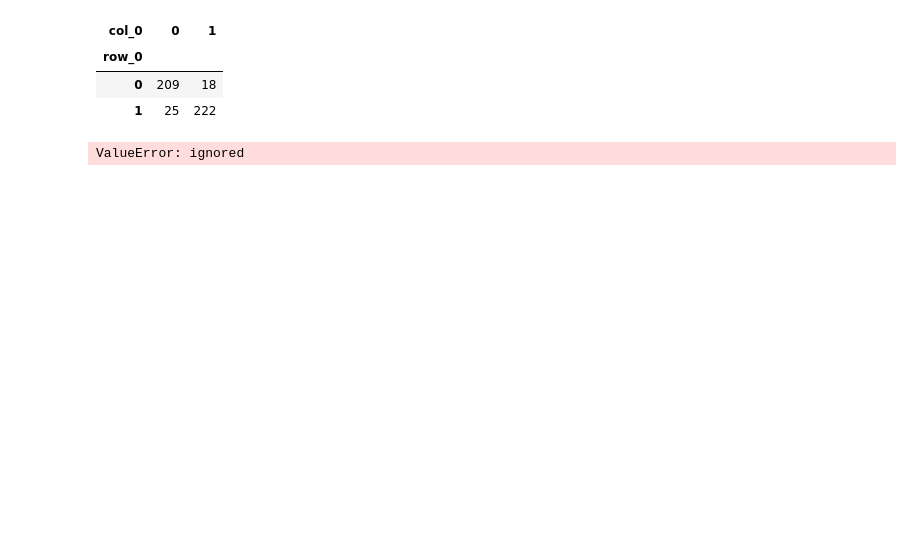
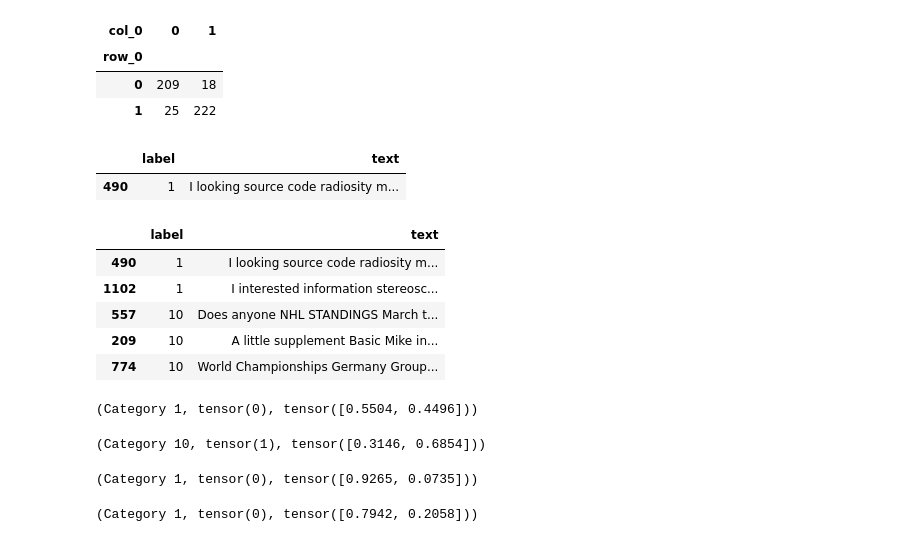
Before and after one commit to hcuksuresh/BERT-pytorch, a Jupyter notebook: text_clf_transfer_learning.ipynb, the cells around one changed output. Drawn from its saved outputs; the diff is of its cells as text; code cells hidden in the pictures; blank space fills up the shorter version.

```diff
--- a/text_clf_transfer_learning.ipynb
+++ b/text_clf_transfer_learning.ipynb
@@ -185,7 +210,35 @@ pd.crosstab(predictions, targets)
 | row_0 |  |  |
 | 0 | 209 | 18 |
 | 1 | 25 | 222 |
+# %%
+df_val.head(1)
+# %% [output]
+|  | label | text |
+| 490 | 1 | I looking source code radiosity m... |
+# %%
+#df_val['text'].head(1)
+df_val.head(5)
+# %% [output]
+|  | label | text |
+| 490 | 1 | I looking source code radiosity m... |
+| 1102 | 1 | I interested information stereosc... |
+| 557 | 10 | Does anyone NHL STANDINGS March t... |
+| 209 | 10 | A little supplement Basic Mike in... |
+| 774 | 10 | World Championships Germany Group... |
+# %%
+learn.predict(str('Does anyone NHL STANDINGS March th I need IMME'))
+#new_all_pred = np.argmax(new_pred, axis = 1)
+# %% [output]
+(Category 1, tensor(0), tensor([0.5504, 0.4496]))
+# %%
+new_pred
+# %% [output]
+(Category 10, tensor(1), tensor([0.3146, 0.6854]))
 # %%
-learn.get_preds(df_val.text)
+learn.predict(str(df_val['text'].head(2)))
 # %% [output]
-ValueError: ignored
+(Category 1, tensor(0), tensor([0.9265, 0.0735]))
+# %%
+learn.predict(str(df_val['text'].head(5)))
+# %% [output]
+(Category 1, tensor(0), tensor([0.7942, 0.2058]))
```
Also changed, not shown: parts of 5 cells of this notebook.
